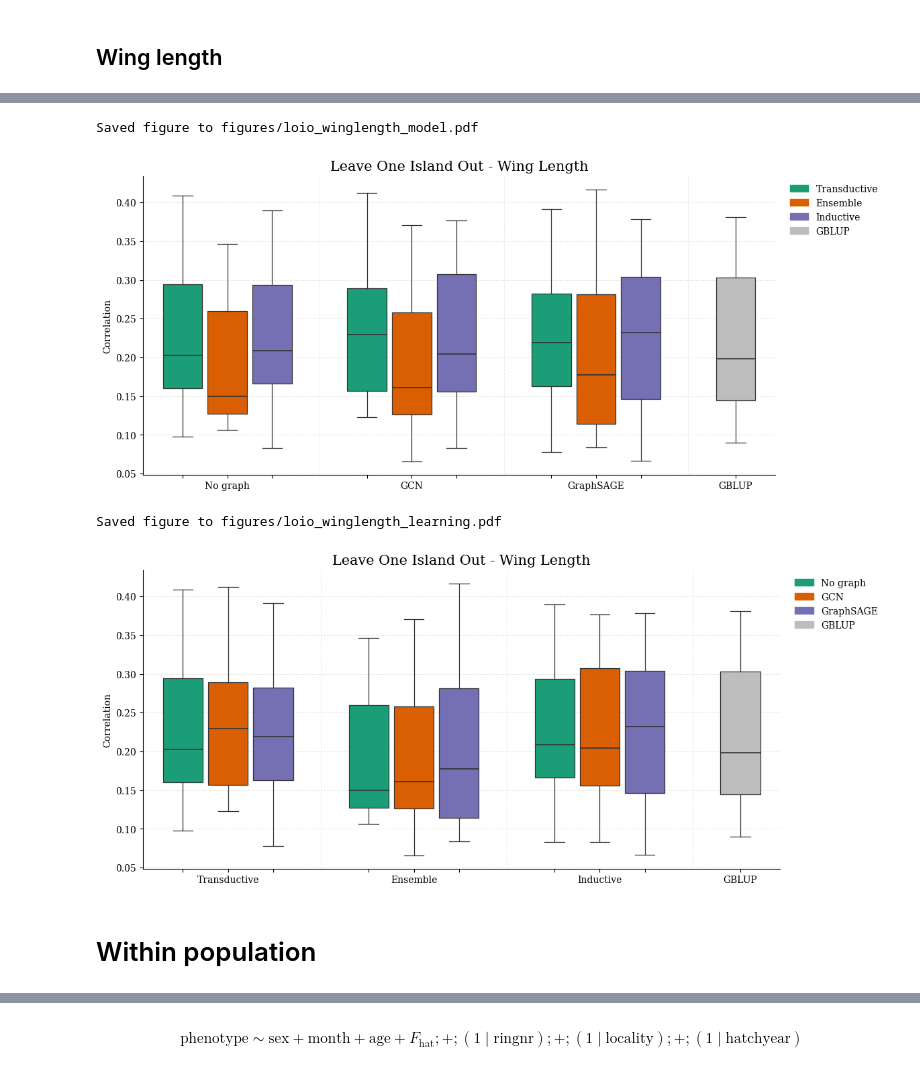
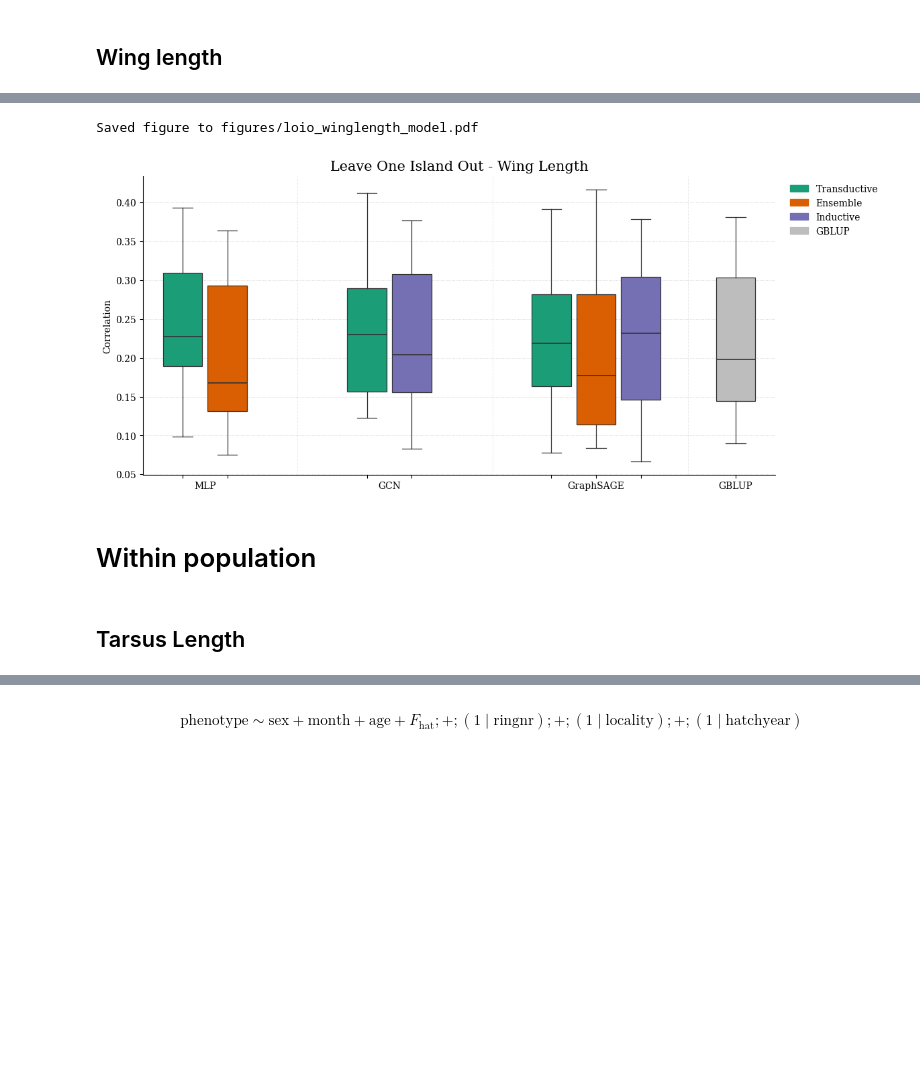
Before and after one commit to simennes/Project_thesis, a Jupyter notebook: nested_cv_analysis.ipynb, the cells around one changed output, grey strips where cells are left out. Cells and saved outputs as stored; diff of their text form; code cells hidden in the pictures; blank space fills up the shorter version.

```diff
--- a/nested_cv_analysis.ipynb
+++ b/nested_cv_analysis.ipynb
@@ -182,7 +182,7 @@ def plot_grouped_boxes_compact(
     }
     # Define model specs (used when group_by='learning')
     model_specs = {
-        'No graph':  {'name': 'No graph',  'color': '#1b9e77'},
+        'MLP':  {'name': 'MLP',  'color': '#1b9e77'},
         'GCN':       {'name': 'GCN',       'color': '#d95f02'},
         'GraphSAGE': {'name': 'GraphSAGE', 'color': '#7570b3'},
     }
@@ -480,13 +448,11 @@ Saved figure to figures/loio_bodymass_learning.pdf
 labels_wing = ['No graph', 'GCN', 'GraphSAGE', 'GBLUP']
 base_path_wing = 'outputs/nested_cv/thr_wing/loio'
 labels_path_wing = {
-    'No graph Ensemble': f'{base_path_wing}/ens_nograph_results.json',
-    'GCN Ensemble': f'{base_path_wing}/ens_gcn_results.json',
+    'MLP Ensemble': f'{base_path_wing}/mlp_ens_results.json',
     'GraphSAGE Ensemble': f'{base_path_wing}/ens_sage_results.json',
-    'No graph': f'{base_path_wing}/nograph_results.json',
+    'MLP': f'{base_path_wing}/mlp_results.json',
     'GCN': f'{base_path_wing}/gcn_results.json',
     'GraphSAGE': f'{base_path_wing}/sage_results.json',
-    'No graph Inductive': f'{base_path_wing}/nograph_inductive_results.json',
     'GCN Inductive': f'{base_path_wing}/gcn_inductive_results.json',
     'GraphSAGE Inductive': f'{base_path_wing}/sage_inductive_results.json',
     'GBLUP': f'{base_path_wing}/gblup_aase_results.json',
@@ -520,22 +482,15 @@ plot_boxpanels(loio_results_wing, title='Pearson correlation (Across population)
 # %%
 plot_grouped_boxes_compact(loio_results_wing,
                    title='Leave One Island Out - Wing Length',
                      outfile='figures/loio_winglength_model.pdf',
                         inner_step=0.17,
                         group_step=0.7,
                         box_width=0.15)
-plot_grouped_boxes_compact(loio_results_wing,
-                   title='Leave One Island Out - Wing Length',
-                    outfile='figures/loio_winglength_learning.pdf',
-                    inner_step=0.17,
-                    group_step=0.7,
-                    box_width=0.15,
-                    group_by='learning')
 # %% [output]
 Saved figure to figures/loio_winglength_model.pdf
-[figure, old version]
+[figure, new version]
-Saved figure to figures/loio_winglength_learning.pdf
-[figure, removed]
 # %% [markdown]
 # Within population
+# %% [markdown]
+## Tarsus Length
 # %%
```
Also changed, not shown: parts of 16 cells of this notebook, 13 other files.
